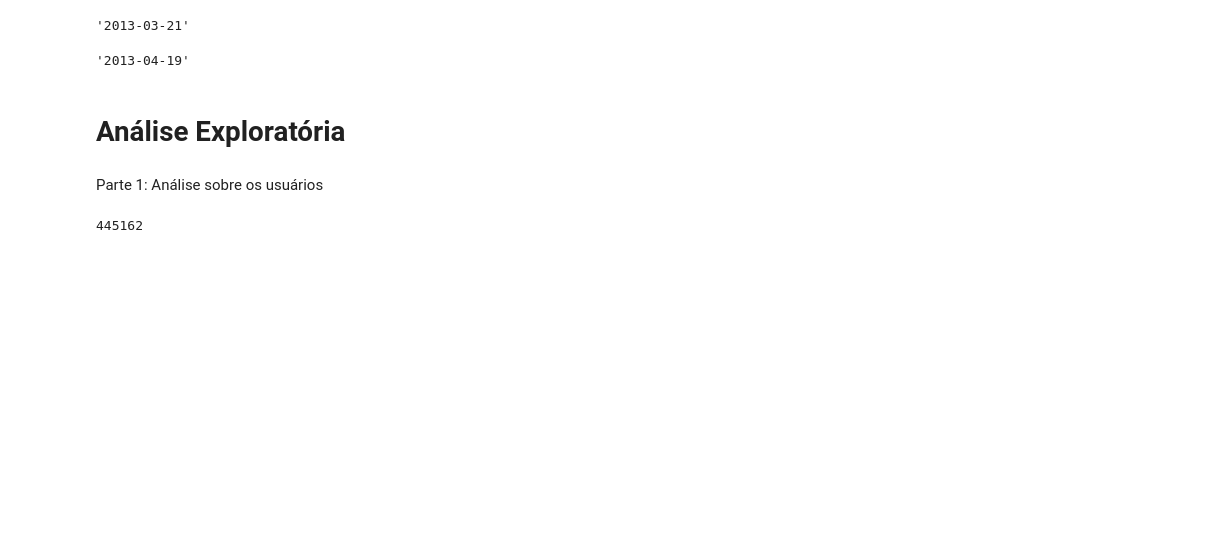
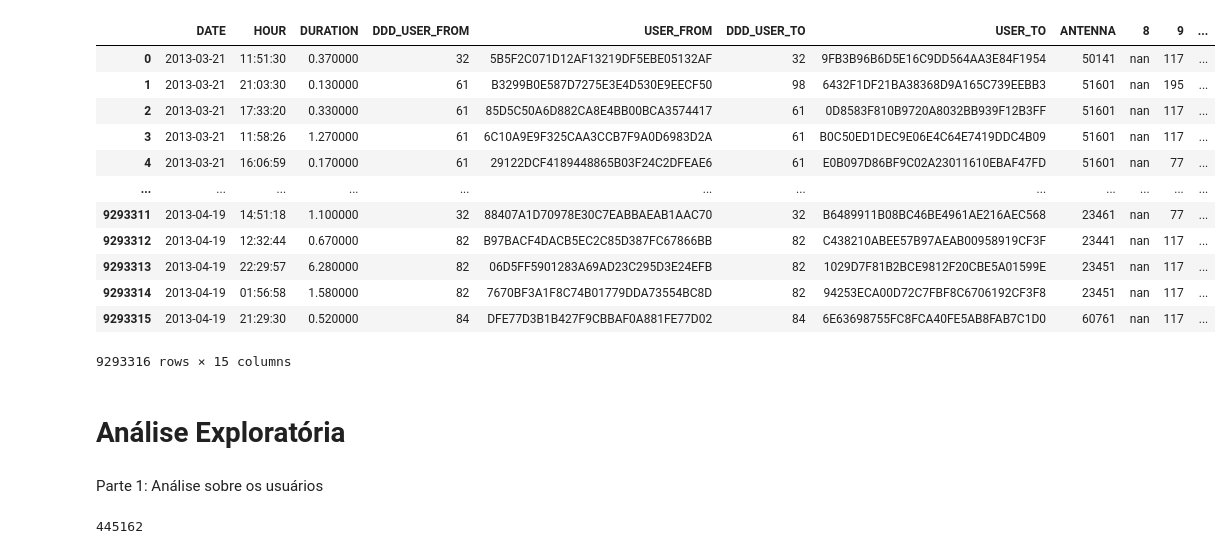
Before and after one commit to ghmc91/Projeto_Mestrado, a Jupyter notebook: Cdr_Filter.ipynb, the cells around one changed output. Saved outputs shown, nothing was run; the diff lists cells and outputs as text; code cells hidden in the pictures; blank space fills up the shorter version.

```diff
--- a/Cdr_Filter.ipynb
+++ b/Cdr_Filter.ipynb
@@ -14,15 +37,22 @@ cdr.head()
 # %%
 cdr.rename(columns={0:'DATE', 1:'HOUR', 2:'DURATION', 3:'DDD_USER_FROM',
                     4:'USER_FROM', 5:'DDD_USER_TO', 6:'USER_TO', 7: 'ANTENNA'},inplace=True)
-cdr = cdr.drop(8,1)
+
+cdr
+# %% [output]
+|  | DATE | HOUR | DURATION | DDD_USER_FROM | USER_FROM | DDD_USER_TO | USER_TO | ANTENNA | 8 | 9 | ... |
+| 0 | 2013-03-21 | 11:51:30 | 0.370000 | 32 | 5B5F2C071D12AF13219DF5EBE05132AF | 32 | 9FB3B96B6D5E16C9DD564AA3E84F1954 | 50141 | nan | 117 | ... |
+| 1 | 2013-03-21 | 21:03:30 | 0.130000 | 61 | B3299B0E587D7275E3E4D530E9EECF50 | 98 | 6432F1DF21BA38368D9A165C739EEBB3 | 51601 | nan | 195 | ... |
+| 2 | 2013-03-21 | 17:33:20 | 0.330000 | 61 | 85D5C50A6D882CA8E4BB00BCA3574417 | 61 | 0D8583F810B9720A8032BB939F12B3FF | 51601 | nan | 117 | ... |
+| 3 | 2013-03-21 | 11:58:26 | 1.270000 | 61 | 6C10A9E9F325CAA3CCB7F9A0D6983D2A | 61 | B0C50ED1DEC9E06E4C64E7419DDC4B09 | 51601 | nan | 117 | ... |
+| 4 | 2013-03-21 | 16:06:59 | 0.170000 | 61 | 29122DCF4189448865B03F24C2DFEAE6 | 61 | E0B097D86BF9C02A23011610EBAF47FD | 51601 | nan | 77 | ... |
+| ... | ... | ... | ... | ... | ... | ... | ... | ... | ... | ... | ... |
+| 9293311 | 2013-04-19 | 14:51:18 | 1.100000 | 32 | 88407A1D70978E30C7EABBAEAB1AAC70 | 32 | B6489911B08BC46BE4961AE216AEC568 | 23461 | nan | 77 | ... |
+| 9293312 | 2013-04-19 | 12:32:44 | 0.670000 | 82 | B97BACF4DACB5EC2C85D387FC67866BB | 82 | C438210ABEE57B97AEAB00958919CF3F | 23441 | nan | 117 | ... |
+| 9293313 | 2013-04-19 | 22:29:57 | 6.280000 | 82 | 06D5FF5901283A69AD23C295D3E24EFB | 82 | 1029D7F81B2BCE9812F20CBE5A01599E | 23451 | nan | 117 | ... |
+| 9293314 | 2013-04-19 | 01:56:58 | 1.580000 | 82 | 7670BF3A1F8C74B01779DDA73554BC8D | 82 | 94253ECA00D72C7FBF8C6706192CF3F8 | 23451 | nan | 117 | ... |
+| 9293315 | 2013-04-19 | 21:29:30 | 0.520000 | 84 | DFE77D3B1B427F9CBBAF0A881FE77D02 | 84 | 6E63698755FC8FCA40FE5AB8FAB7C1D0 | 60761 | nan | 117 | ... |
+9293316 rows × 15 columns
-# %%
-cdr['DATE'].min()
-# %% [output]
-'2013-03-21'
-# %%
-cdr['DATE'].max()
-# %% [output]
-'2013-04-19'
 # %% [markdown]
 # Análise Exploratória
 # %% [markdown]
```
Also changed, not shown: parts of 11 cells of this notebook, 5 other files.
